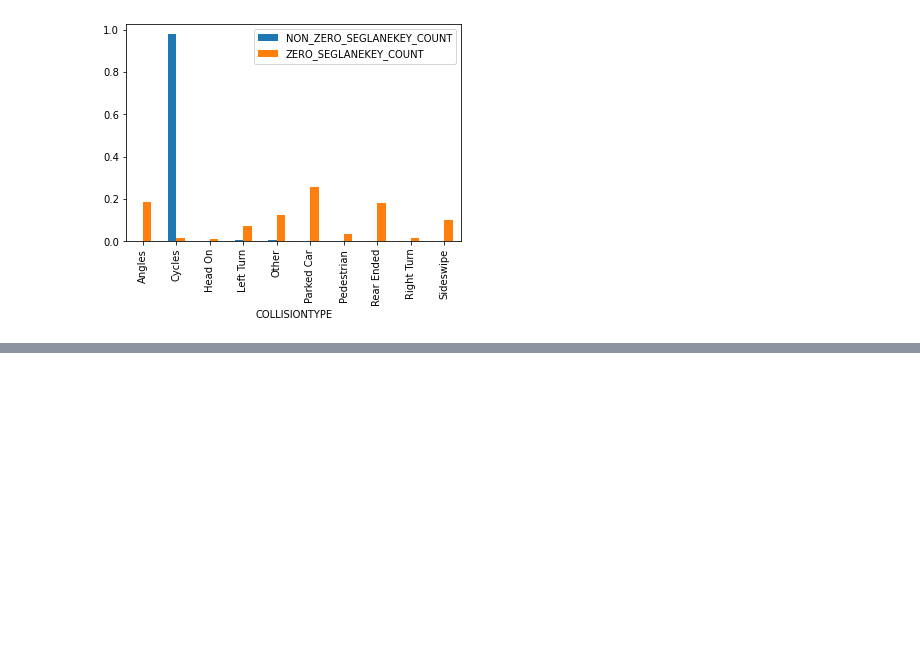
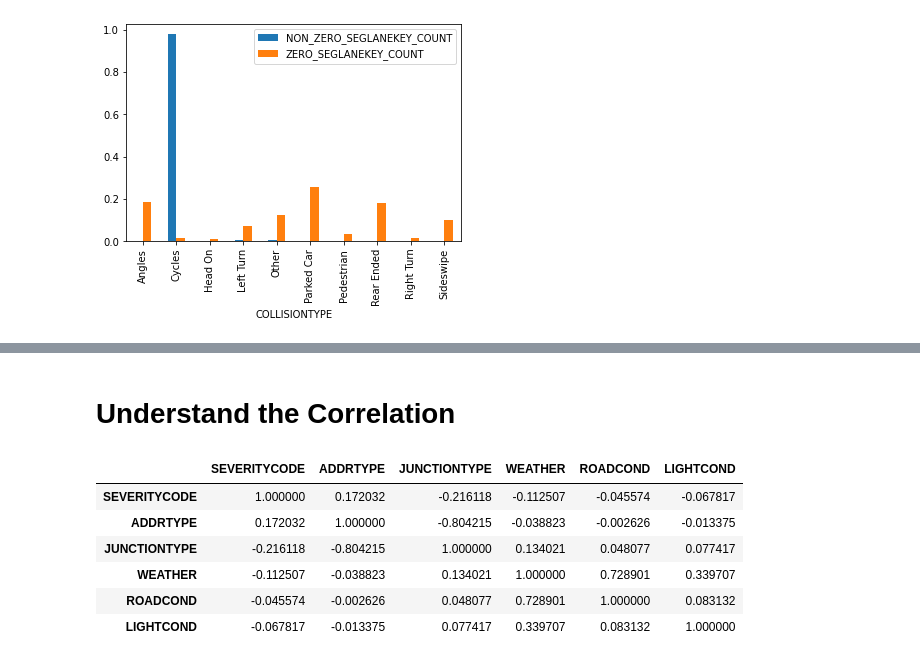
Before and after one commit to atere4ever/Coursera_Capstone, a Jupyter notebook: Car accident severity.ipynb, the cells around one changed output, grey strips where cells are left out. Cells and saved outputs as stored; diff of their text form; code cells hidden in the pictures; blank space fills up the shorter version.

```diff
--- a/Car accident severity.ipynb
+++ b/Car accident severity.ipynb
@@ -371,0 +364,12 @@ plt.show()
+# %% [markdown]
+# Understand the Correlation
+# %%
+df_sev.corr()
+# %% [output]
+|  | SEVERITYCODE | ADDRTYPE | JUNCTIONTYPE | WEATHER | ROADCOND | LIGHTCOND |
+| SEVERITYCODE | 1.000000 | 0.172032 | -0.216118 | -0.112507 | -0.045574 | -0.067817 |
+| ADDRTYPE | 0.172032 | 1.000000 | -0.804215 | -0.038823 | -0.002626 | -0.013375 |
+| JUNCTIONTYPE | -0.216118 | -0.804215 | 1.000000 | 0.134021 | 0.048077 | 0.077417 |
+| WEATHER | -0.112507 | -0.038823 | 0.134021 | 1.000000 | 0.728901 | 0.339707 |
+| ROADCOND | -0.045574 | -0.002626 | 0.048077 | 0.728901 | 1.000000 | 0.083132 |
+| LIGHTCOND | -0.067817 | -0.013375 | 0.077417 | 0.339707 | 0.083132 | 1.000000 |
```
Also changed, not shown: parts of 48 cells of this notebook.
